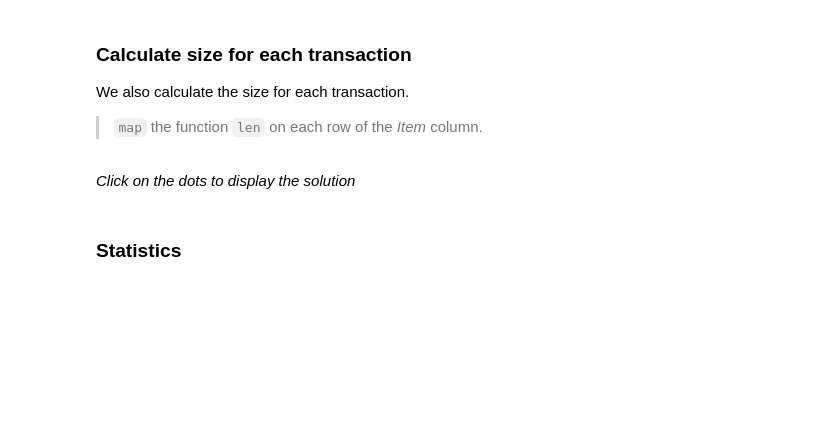
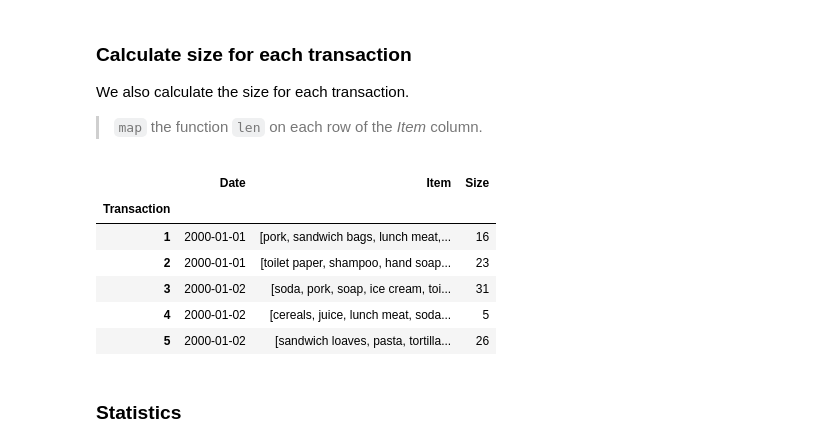
Before and after one commit to Davee02/HSLU, a Jupyter notebook: sem4/adml/notebooks/12A Association Rules/Association Rules.ipynb, the cells around one changed output. Saved outputs shown, nothing was run; the diff lists cells and outputs as text; code cells hidden in the pictures; blank space fills up the shorter version.

```diff
--- a/sem4/adml/notebooks/12A Association Rules/Association Rules.ipynb
+++ b/sem4/adml/notebooks/12A Association Rules/Association Rules.ipynb
@@ -118,8 +169,14 @@ We also calculate the size for each transaction.
-# %% [markdown]
-*Click on the dots to display the solution*
 # %%
-transactions['Size'] = transactions['Item'].map(len)
+transactions['Size'] = transactions['Item'].apply(len)
 transactions.head()
+# %% [output]
+|  | Date | Item | Size |
+| Transaction |  |  |  |
+| 1 | 2000-01-01 | [pork, sandwich bags, lunch meat,... | 16 |
+| 2 | 2000-01-01 | [toilet paper, shampoo, hand soap... | 23 |
+| 3 | 2000-01-02 | [soda, pork, soap, ice cream, toi... | 31 |
+| 4 | 2000-01-02 | [cereals, juice, lunch meat, soda... | 5 |
+| 5 | 2000-01-02 | [sandwich loaves, pasta, tortilla... | 26 |
 # %% [markdown]
 ### Statistics
 # %%
```
Also changed, not shown: parts of 35 cells of this notebook.
